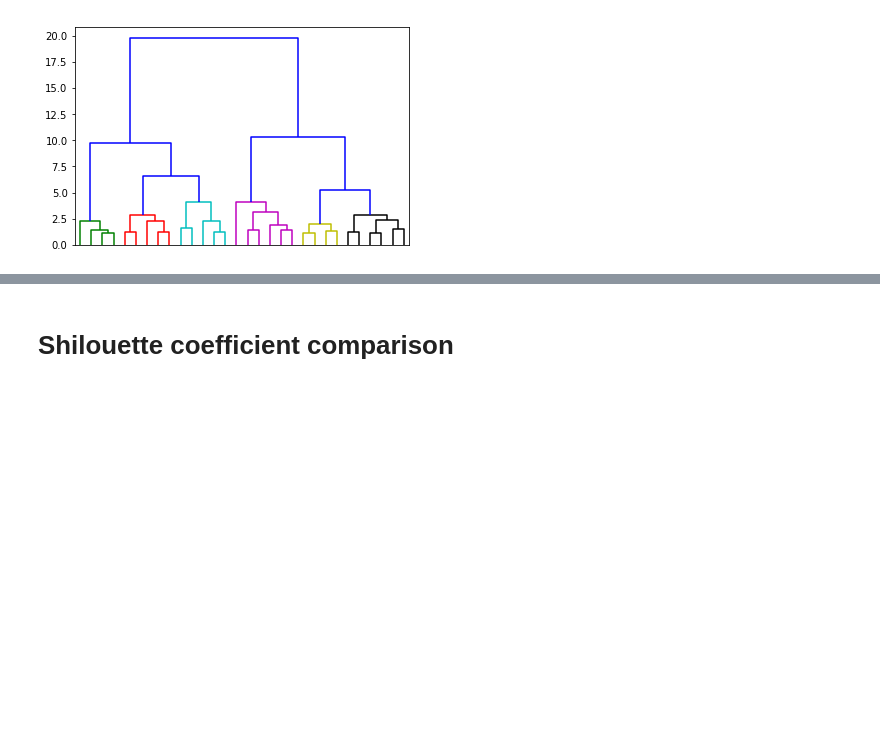
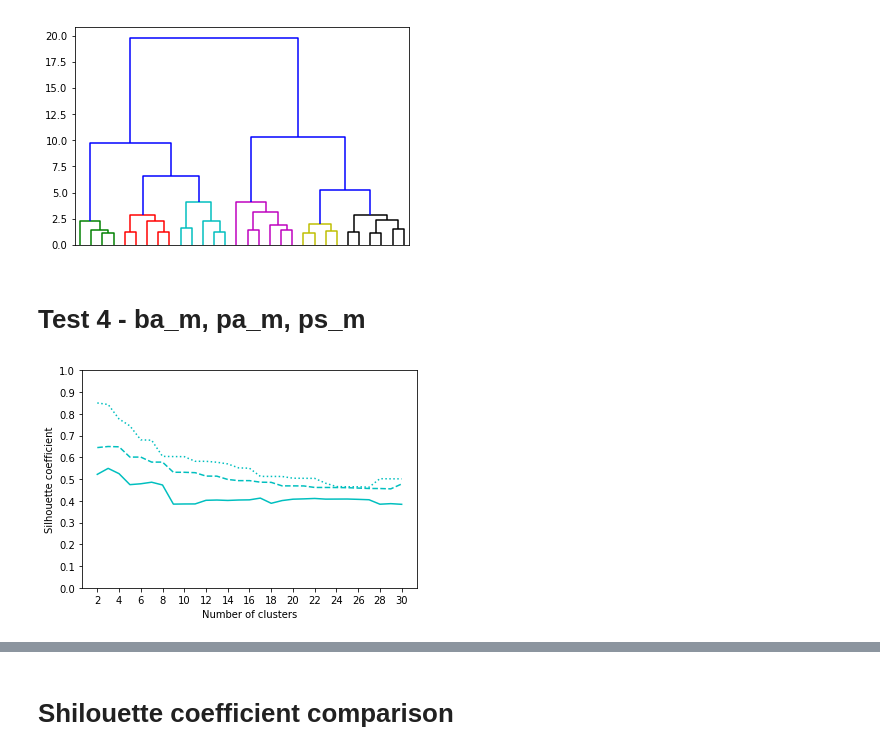
Before and after one commit to DanyEle/dm-group-1, a Jupyter notebook: Code/Riccardo/Hier_Clu_2.0.ipynb, the cells around one changed output, grey strips where cells are left out. Saved outputs shown, nothing was run; the diff lists cells and outputs as text; code cells hidden in the pictures; blank space fills up the shorter version.

Commit message:
Add test 4 - ba_m, pa_m, ps_m

```diff
--- a/Code/Riccardo/Hier_Clu_2.0.ipynb
+++ b/Code/Riccardo/Hier_Clu_2.0.ipynb
@@ -456,3 +456,5 @@ plot_dend(test_3_30, 'ward', [4,6])
 # %% [output]
 [figure]
 [figure]
+# %% [markdown]
+# Test 4 - ba_m, pa_m, ps_m
@@ -458,0 +463,9 @@ plot_dend(test_3_30, 'ward', [4,6])
+# %%
+#hier_clu('test_4_30', cc, 31, 'euclidean')  #dictionary of test 4 - 30 cluster
+
+with open('test_4_30.pkl', 'rb') as f:
+    test_4_30 = pickle.load(f)
+# %%
+plot_sh(test_4_30)
+# %% [output]
+[figure, added]
```
Also changed, not shown: parts of 5 cells of this notebook, 1 other file.
